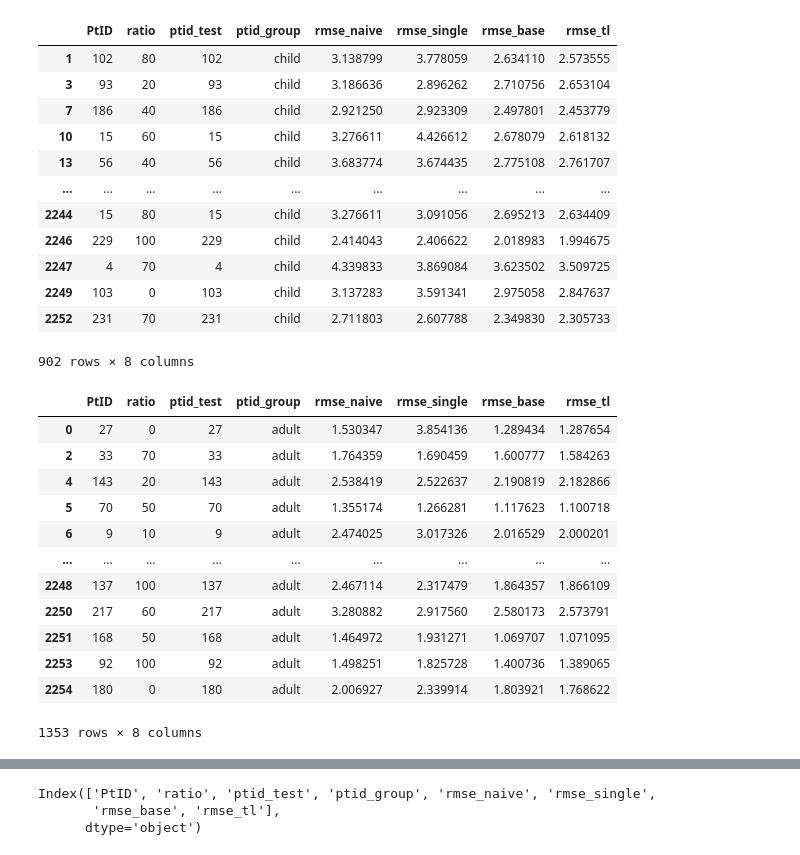
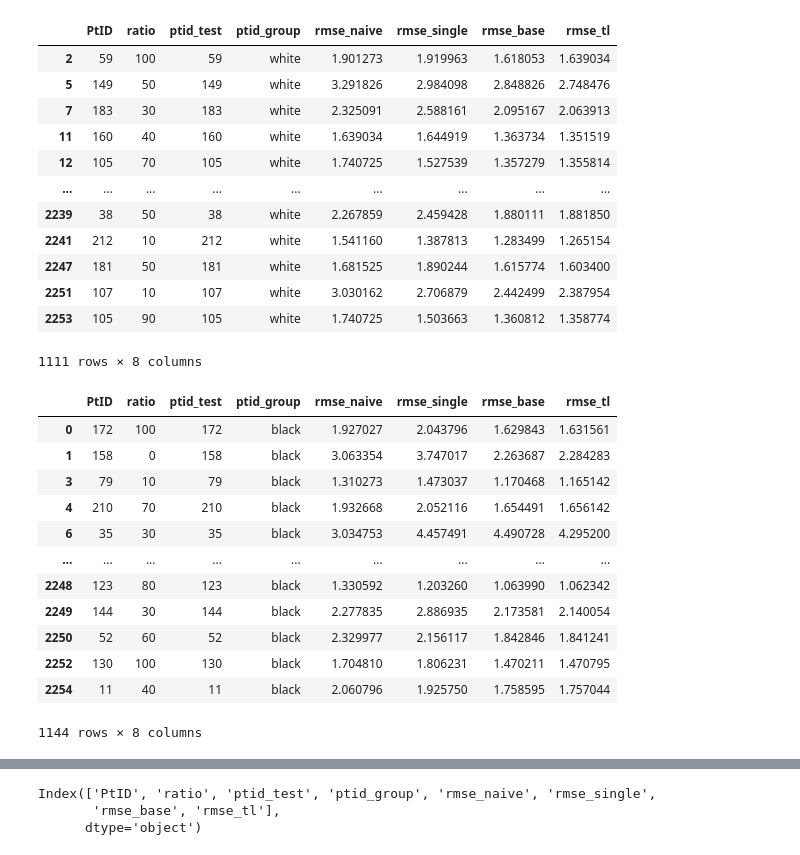
Before and after one commit to hulmanlab/jchr_racial_diff, a Jupyter notebook: scripts/3_2_plot_results.ipynb, the cells around one changed output, grey strips where cells are left out. Cells and saved outputs as stored; diff of their text form; code cells hidden in the pictures.

```diff
--- a/scripts/3_2_plot_results.ipynb
+++ b/scripts/3_2_plot_results.ipynb
@@ -1,60 +1,60 @@
 # %%
 import pandas as pd
 
-# column = 'race'
-# group1 = 'white'
-# group2 = 'black'
+column = 'race'
+group1 = 'white'
+group2 = 'black'
 
 # column = 'gender'
 # group1 = 'male'
 # group2 = 'female'
 
-column = 'age'
-group1 = 'child'
-group2 = 'adult'
+# column = 'age'
+# group1 = 'child'
+# group2 = 'adult'
 
 # column = 'edulevel'
 # group1 = 'low'
 # group2 = 'high'
 
 file_path = f'../results/processed_data/3_1_calculated_ressults/3_1_calculated_results_v6_{column}.csv'
 
 df = pd.read_csv(file_path)
 df.drop('Unnamed: 0', axis=1, inplace=True)
 df_gr1 = df[df['ptid_group'] == group1]
 df_gr2 = df[df['ptid_group'] == group2]
 df
 df_gr1
 # %% [output]
 |  | PtID | ratio | ptid_test | ptid_group | rmse_naive | rmse_single | rmse_base | rmse_tl |
-| 1 | 102 | 80 | 102 | child | 3.138799 | 3.778059 | 2.634110 | 2.573555 |
-| 3 | 93 | 20 | 93 | child | 3.186636 | 2.896262 | 2.710756 | 2.653104 |
-| 7 | 186 | 40 | 186 | child | 2.921250 | 2.923309 | 2.497801 | 2.453779 |
-| 10 | 15 | 60 | 15 | child | 3.276611 | 4.426612 | 2.678079 | 2.618132 |
-| 13 | 56 | 40 | 56 | child | 3.683774 | 3.674435 | 2.775108 | 2.761707 |
+| 2 | 59 | 100 | 59 | white | 1.901273 | 1.919963 | 1.618053 | 1.639034 |
+| 5 | 149 | 50 | 149 | white | 3.291826 | 2.984098 | 2.848826 | 2.748476 |
+| 7 | 183 | 30 | 183 | white | 2.325091 | 2.588161 | 2.095167 | 2.063913 |
+| 11 | 160 | 40 | 160 | white | 1.639034 | 1.644919 | 1.363734 | 1.351519 |
+| 12 | 105 | 70 | 105 | white | 1.740725 | 1.527539 | 1.357279 | 1.355814 |
 | ... | ... | ... | ... | ... | ... | ... | ... | ... |
-| 2244 | 15 | 80 | 15 | child | 3.276611 | 3.091056 | 2.695213 | 2.634409 |
-| 2246 | 229 | 100 | 229 | child | 2.414043 | 2.406622 | 2.018983 | 1.994675 |
-| 2247 | 4 | 70 | 4 | child | 4.339833 | 3.869084 | 3.623502 | 3.509725 |
-| 2249 | 103 | 0 | 103 | child | 3.137283 | 3.591341 | 2.975058 | 2.847637 |
-| 2252 | 231 | 70 | 231 | child | 2.711803 | 2.607788 | 2.349830 | 2.305733 |
+| 2239 | 38 | 50 | 38 | white | 2.267859 | 2.459428 | 1.880111 | 1.881850 |
+| 2241 | 212 | 10 | 212 | white | 1.541160 | 1.387813 | 1.283499 | 1.265154 |
+| 2247 | 181 | 50 | 181 | white | 1.681525 | 1.890244 | 1.615774 | 1.603400 |
+| 2251 | 107 | 10 | 107 | white | 3.030162 | 2.706879 | 2.442499 | 2.387954 |
+| 2253 | 105 | 90 | 105 | white | 1.740725 | 1.503663 | 1.360812 | 1.358774 |
-902 rows × 8 columns
+1111 rows × 8 columns
 # %%
 df_gr2
 # %% [output]
 |  | PtID | ratio | ptid_test | ptid_group | rmse_naive | rmse_single | rmse_base | rmse_tl |
-| 0 | 27 | 0 | 27 | adult | 1.530347 | 3.854136 | 1.289434 | 1.287654 |
-| 2 | 33 | 70 | 33 | adult | 1.764359 | 1.690459 | 1.600777 | 1.584263 |
-| 4 | 143 | 20 | 143 | adult | 2.538419 | 2.522637 | 2.190819 | 2.182866 |
-| 5 | 70 | 50 | 70 | adult | 1.355174 | 1.266281 | 1.117623 | 1.100718 |
-| 6 | 9 | 10 | 9 | adult | 2.474025 | 3.017326 | 2.016529 | 2.000201 |
+| 0 | 172 | 100 | 172 | black | 1.927027 | 2.043796 | 1.629843 | 1.631561 |
+| 1 | 158 | 0 | 158 | black | 3.063354 | 3.747017 | 2.263687 | 2.284283 |
+| 3 | 79 | 10 | 79 | black | 1.310273 | 1.473037 | 1.170468 | 1.165142 |
+| 4 | 210 | 70 | 210 | black | 1.932668 | 2.052116 | 1.654491 | 1.656142 |
+| 6 | 35 | 30 | 35 | black | 3.034753 | 4.457491 | 4.490728 | 4.295200 |
 | ... | ... | ... | ... | ... | ... | ... | ... | ... |
-| 2248 | 137 | 100 | 137 | adult | 2.467114 | 2.317479 | 1.864357 | 1.866109 |
-| 2250 | 217 | 60 | 217 | adult | 3.280882 | 2.917560 | 2.580173 | 2.573791 |
-| 2251 | 168 | 50 | 168 | adult | 1.464972 | 1.931271 | 1.069707 | 1.071095 |
-| 2253 | 92 | 100 | 92 | adult | 1.498251 | 1.825728 | 1.400736 | 1.389065 |
-| 2254 | 180 | 0 | 180 | adult | 2.006927 | 2.339914 | 1.803921 | 1.768622 |
+| 2248 | 123 | 80 | 123 | black | 1.330592 | 1.203260 | 1.063990 | 1.062342 |
+| 2249 | 144 | 30 | 144 | black | 2.277835 | 2.886935 | 2.173581 | 2.140054 |
+| 2250 | 52 | 60 | 52 | black | 2.329977 | 2.156117 | 1.842846 | 1.841241 |
+| 2252 | 130 | 100 | 130 | black | 1.704810 | 1.806231 | 1.470211 | 1.470795 |
+| 2254 | 11 | 40 | 11 | black | 2.060796 | 1.925750 | 1.758595 | 1.757044 |
-1353 rows × 8 columns
+1144 rows × 8 columns
 # %%
 def calculate_mean_and_95CI(df):
 
```
Also changed, not shown: parts of 12 cells of this notebook.
